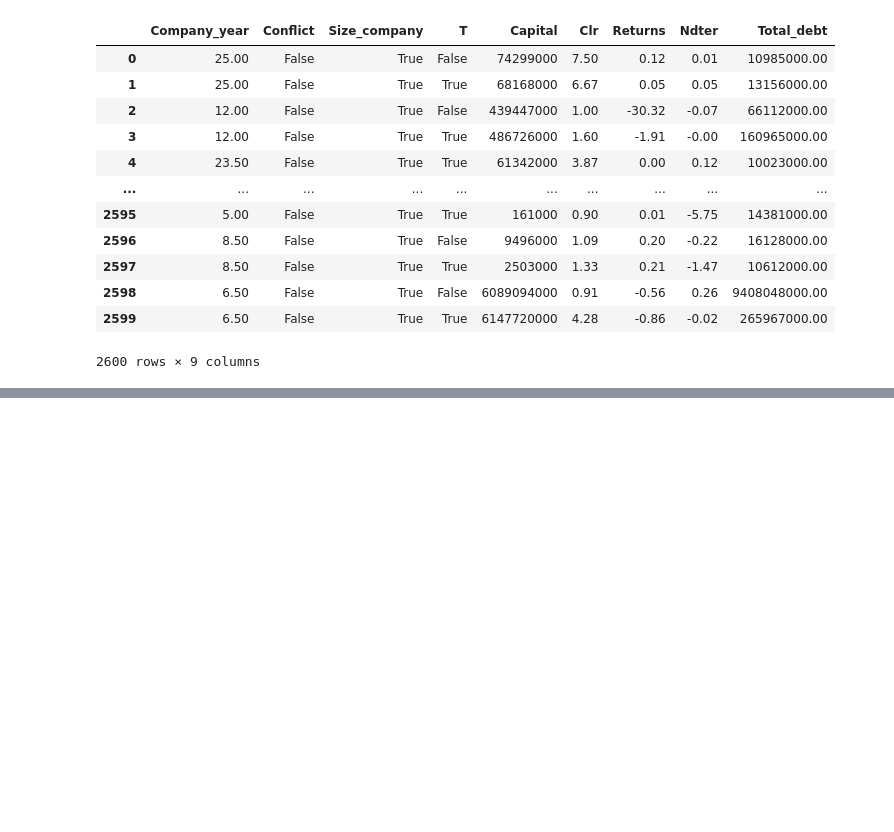
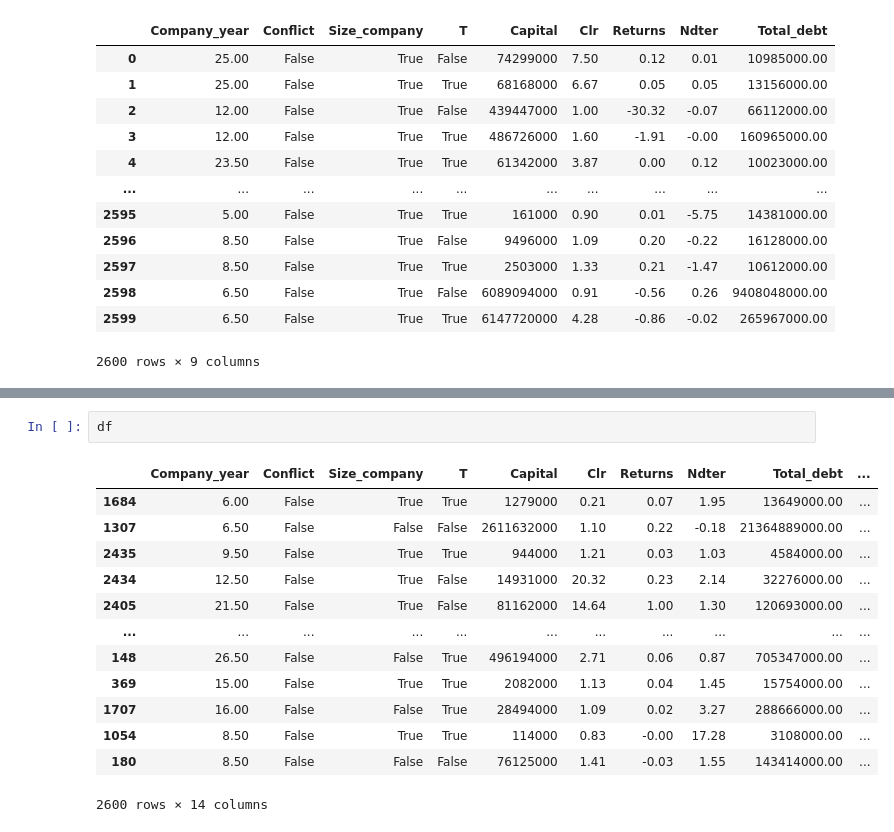
Before and after one commit to KelThuzedd/Project-Conflict, a Jupyter notebook: Conflict.ipynb, the cells around one changed output, grey strips where cells are left out. Drawn from its saved outputs; the diff is of its cells as text; blank space fills up the shorter version.

```diff
--- a/Conflict.ipynb
+++ b/Conflict.ipynb
@@ -321,0 +162,16 @@ ax[1].set_ylabel('');
+# %%
+df
+# %% [output]
+|  | Company_year | Conflict | Size_company | T | Capital | Clr | Returns | Ndter | Total_debt | ... |
+| 1684 | 6.00 | False | True | True | 1279000 | 0.21 | 0.07 | 1.95 | 13649000.00 | ... |
+| 1307 | 6.50 | False | False | False | 2611632000 | 1.10 | 0.22 | -0.18 | 21364889000.00 | ... |
+| 2435 | 9.50 | False | True | True | 944000 | 1.21 | 0.03 | 1.03 | 4584000.00 | ... |
+| 2434 | 12.50 | False | True | False | 14931000 | 20.32 | 0.23 | 2.14 | 32276000.00 | ... |
+| 2405 | 21.50 | False | True | False | 81162000 | 14.64 | 1.00 | 1.30 | 120693000.00 | ... |
+| ... | ... | ... | ... | ... | ... | ... | ... | ... | ... | ... |
+| 148 | 26.50 | False | False | True | 496194000 | 2.71 | 0.06 | 0.87 | 705347000.00 | ... |
+| 369 | 15.00 | False | True | True | 2082000 | 1.13 | 0.04 | 1.45 | 15754000.00 | ... |
+| 1707 | 16.00 | False | False | True | 28494000 | 1.09 | 0.02 | 3.27 | 288666000.00 | ... |
+| 1054 | 8.50 | False | True | True | 114000 | 0.83 | -0.00 | 17.28 | 3108000.00 | ... |
+| 180 | 8.50 | False | False | False | 76125000 | 1.41 | -0.03 | 1.55 | 143414000.00 | ... |
+2600 rows × 14 columns
```
Also changed, not shown: parts of 47 cells of this notebook.
